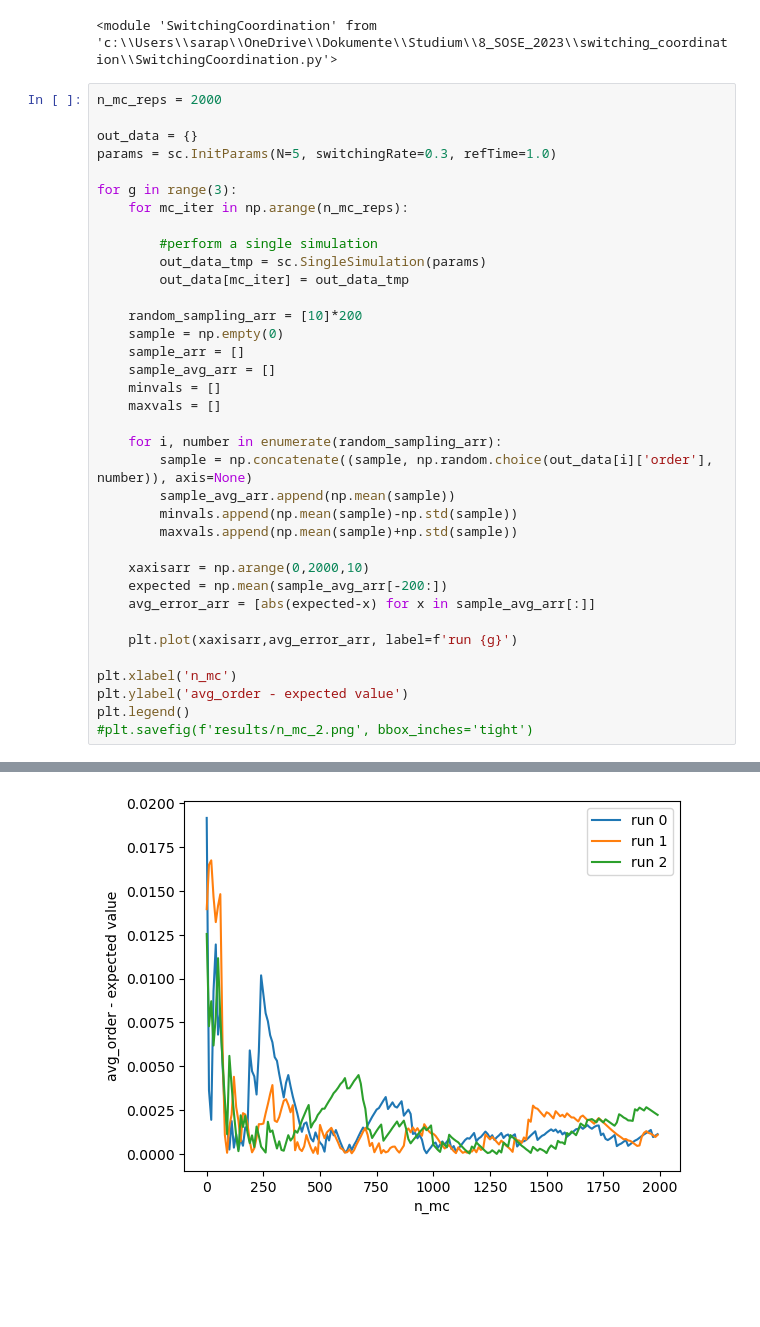
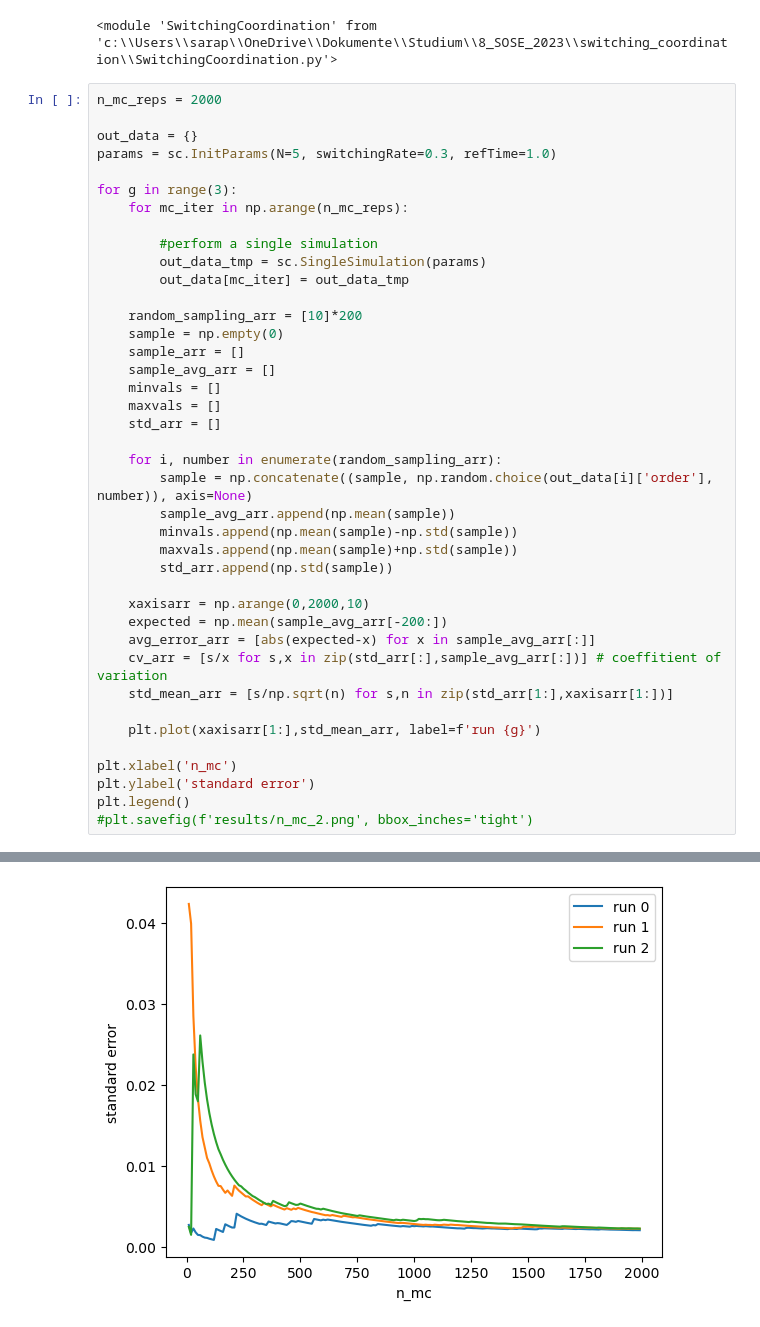
Before and after one commit to mohsen-raoufi/switching_coordination, a Jupyter notebook: n_mc.ipynb, the cells around one changed output, grey strips where cells are left out. Saved outputs shown, nothing was run; the diff lists cells and outputs as text; blank space fills up the shorter version.

Commit message:
changed the graph

```diff
--- a/n_mc.ipynb
+++ b/n_mc.ipynb
@@ -20,33 +20,37 @@ params = sc.InitParams(N=5, switchingRate=0.3, refTime=1.0)
 for g in range(3):
     for mc_iter in np.arange(n_mc_reps):
 
         #perform a single simulation
         out_data_tmp = sc.SingleSimulation(params)
         out_data[mc_iter] = out_data_tmp
 
     random_sampling_arr = [10]*200
     sample = np.empty(0)
     sample_arr = []
     sample_avg_arr = []
     minvals = []
     maxvals = []
+    std_arr = []
 
     for i, number in enumerate(random_sampling_arr):
         sample = np.concatenate((sample, np.random.choice(out_data[i]['order'], number)), axis=None)
         sample_avg_arr.append(np.mean(sample))
         minvals.append(np.mean(sample)-np.std(sample))
         maxvals.append(np.mean(sample)+np.std(sample))
+        std_arr.append(np.std(sample))
 
     xaxisarr = np.arange(0,2000,10)
     expected = np.mean(sample_avg_arr[-200:])
     avg_error_arr = [abs(expected-x) for x in sample_avg_arr[:]]
+    cv_arr = [s/x for s,x in zip(std_arr[:],sample_avg_arr[:])] # coeffitient of variation
+    std_mean_arr = [s/np.sqrt(n) for s,n in zip(std_arr[1:],xaxisarr[1:])]
 
-    plt.plot(xaxisarr,avg_error_arr, label=f'run {g}')
+    plt.plot(xaxisarr[1:],std_mean_arr, label=f'run {g}')
 
 plt.xlabel('n_mc')
-plt.ylabel('avg_order - expected value')
+plt.ylabel('standard error')
 plt.legend()
 #plt.savefig(f'results/n_mc_2.png', bbox_inches='tight')
 # %% [output]
 <matplotlib.legend.Legend at 0x...>
-[figure, old version]
+[figure, new version]
```
Also changed, not shown: parts of 2 cells of this notebook.
